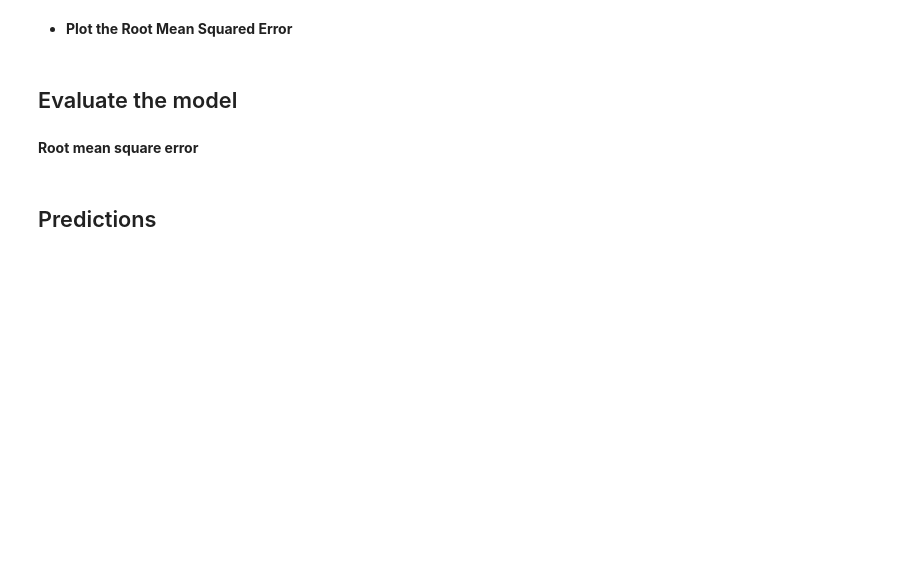
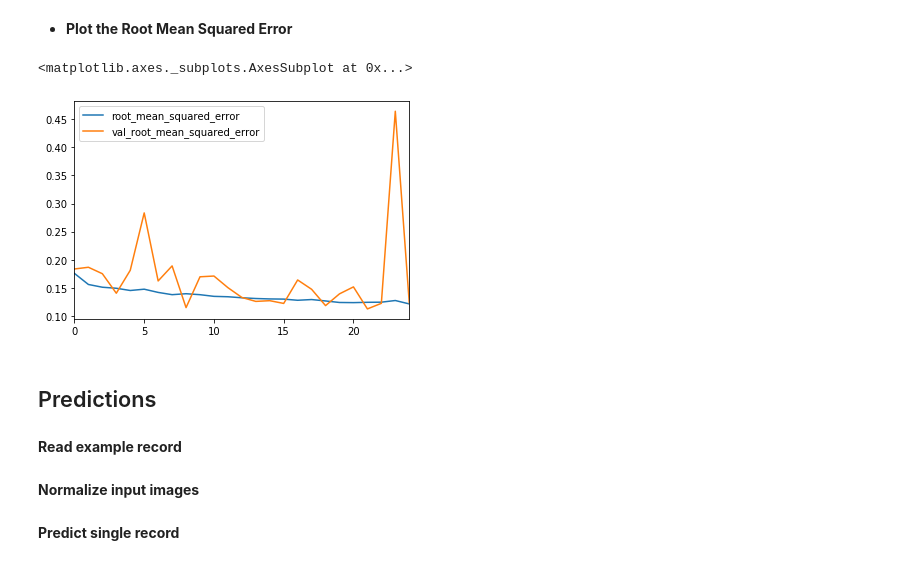
Before and after one commit to ikerey/Deep-Learning-with-TensorFlow2-Keras, a Jupyter notebook: Notebooks/2-CNNs/2-Regression.ipynb, the cells around one changed output. Drawn from its saved outputs; the diff is of its cells as text; code cells hidden in the pictures; blank space fills up the shorter version.

```diff
--- a/Notebooks/2-CNNs/2-Regression.ipynb
+++ b/Notebooks/2-CNNs/2-Regression.ipynb
@@ -285,9 +313,7 @@ metrics[['loss', 'val_loss']].plot()
 # %% [markdown]
 - **Plot the Root Mean Squared Error**
 # %%
-metrics[['RootMeanSquaredError', 'val_RootMeanSquaredError']].plot()
+metrics[['root_mean_squared_error', 'val_root_mean_squared_error']].plot()
+# %% [output]
+<matplotlib.axes._subplots.AxesSubplot at 0x...>
+[figure, added]
-# %% [markdown]
-<a id='evaluate'></a>
-## Evaluate the model
-# %% [markdown]
-**Root mean square error**
@@ -296,3 +320,5 @@ predictions = model.predict(dataset_test)
 # %% [markdown]
 <a id='predictions'></a>
 ## Predictions
+# %% [markdown]
+**Read example record**
@@ -298,0 +338,2 @@ predictions = model.predict(dataset_test)
+# %% [markdown]
+**Normalize input images**
@@ -298,0 +342,2 @@ predictions = model.predict(dataset_test)
+# %% [markdown]
+**Predict single record**
```
Also changed, not shown: parts of 23 cells of this notebook, 2 other files.
